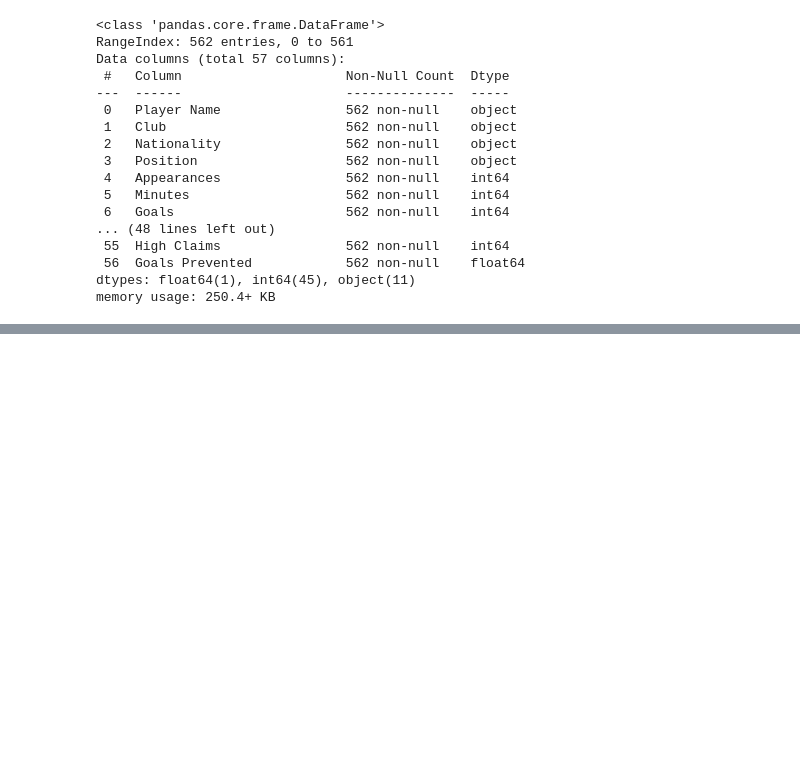
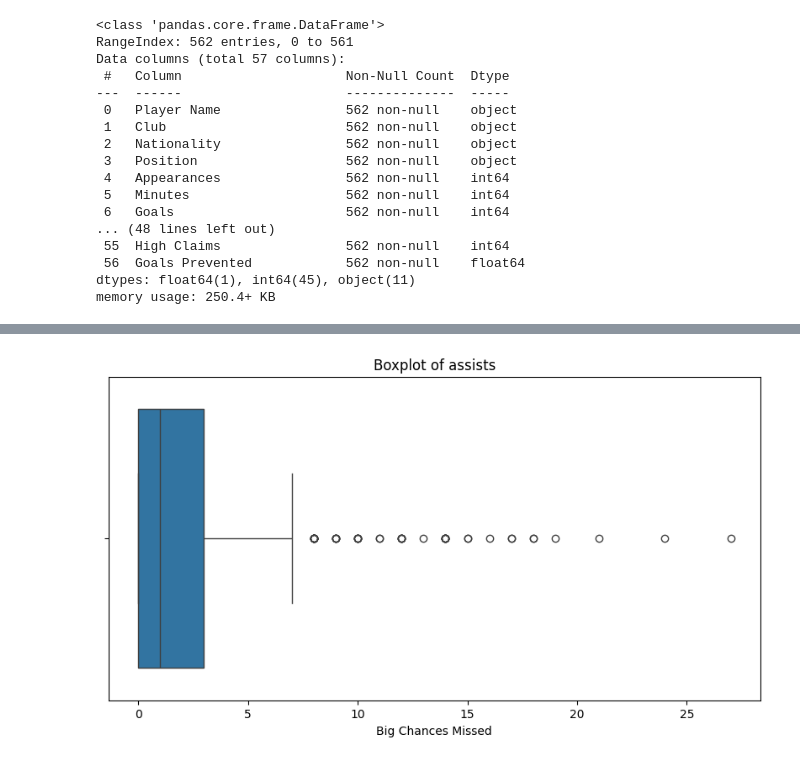
Before and after one commit to Mainabryan/epl-player-performance-prediction-2024-24, a Jupyter notebook: EPL_MACHINE_LEARNING_MODEL.ipynb, the cells around one changed output, grey strips where cells are left out. Cells and saved outputs as stored; diff of their text form; code cells hidden in the pictures; blank space fills up the shorter version.

```diff
--- a/EPL_MACHINE_LEARNING_MODEL.ipynb
+++ b/EPL_MACHINE_LEARNING_MODEL.ipynb
@@ -115,0 +174,11 @@ memory usage: 250.4+ KB
+# %%
+#Ouliers in assists
+import seaborn as sns
+import matplotlib.pyplot as plt
+
+plt.figure(figsize=(10, 5))
+sns.boxplot(x=data['Big Chances Missed'])  # Replace 'Goals' with any numerical column
+plt.title("Boxplot of assists")
+plt.show()
+# %% [output]
+[figure, added]
```
Also changed, not shown: parts of 7 cells of this notebook.
